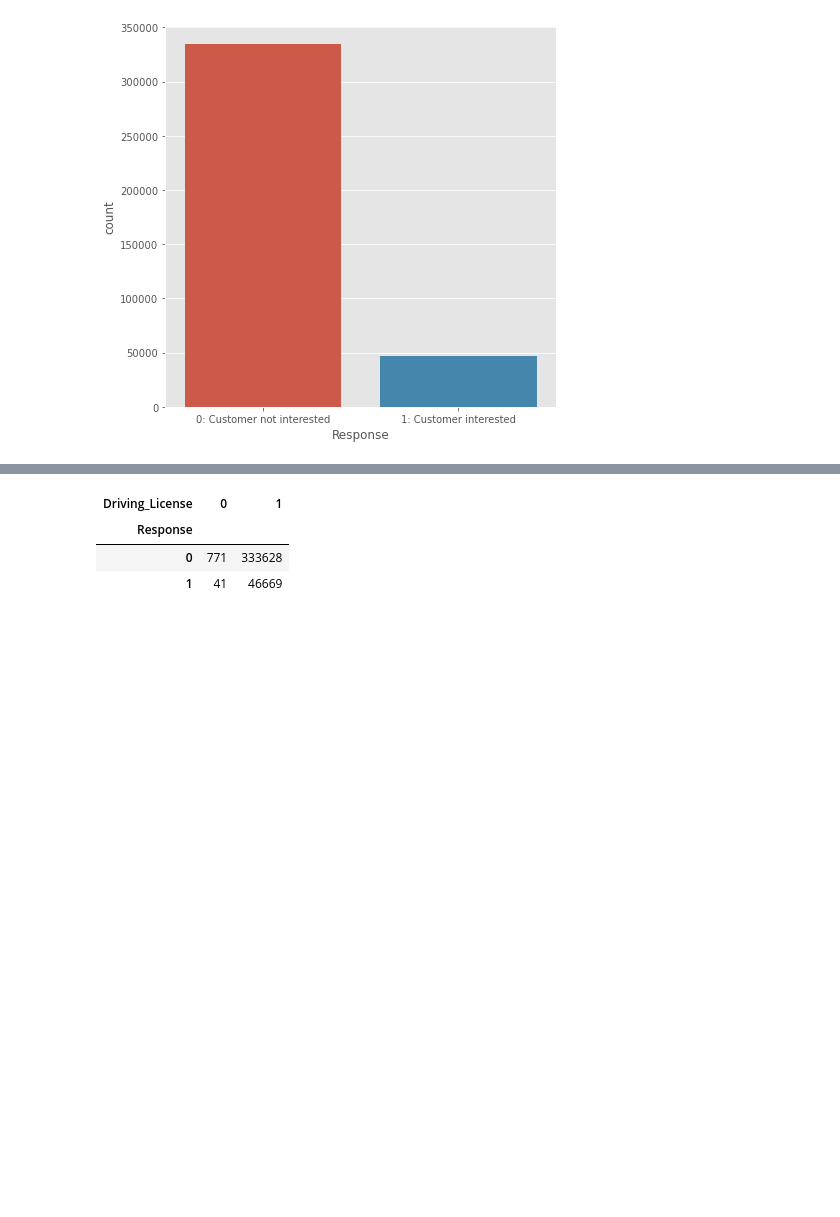
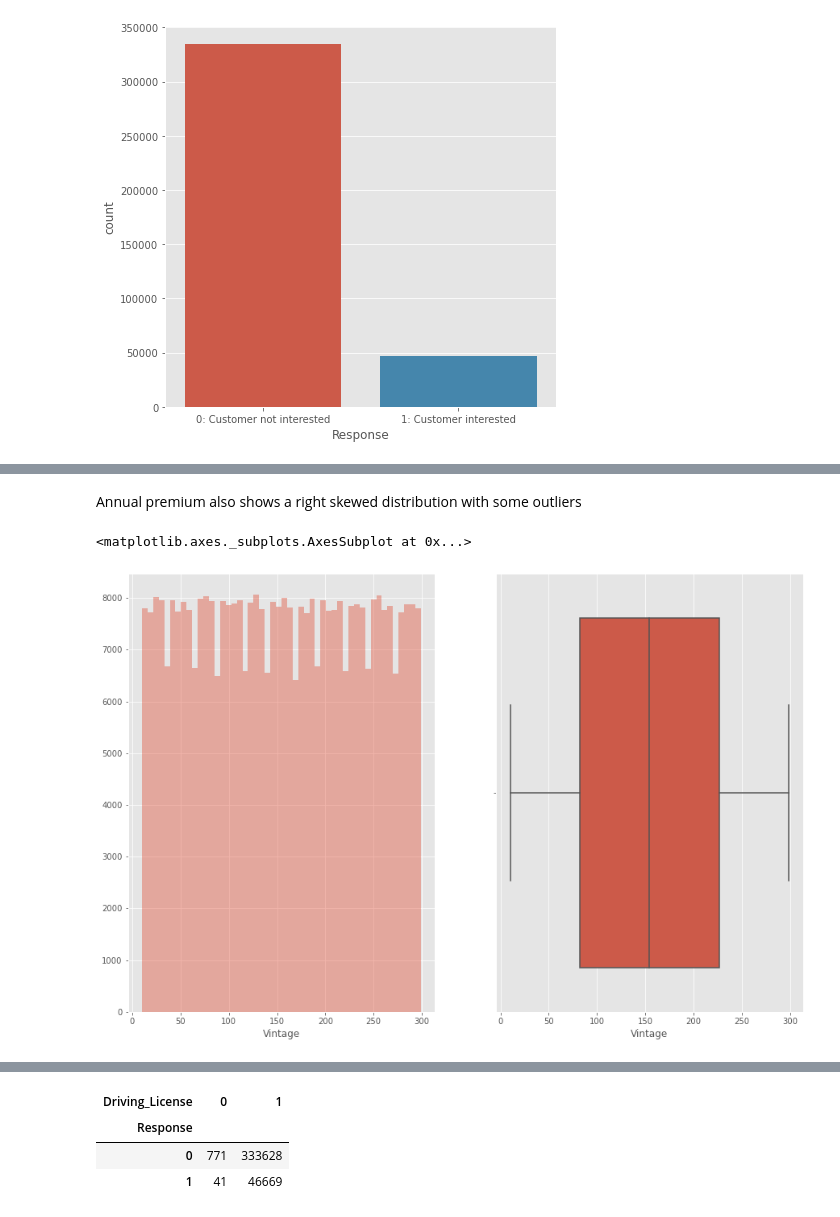
Before and after one commit to phatakshaunak/Springboard-Data-Science, a Jupyter notebook: Machine Learning Case Studies/Health_Insurance_Cross_Sell_Prediction/Health_Auto_Cross_Sell.ipynb, the cells around one changed output, grey strips where cells are left out. Drawn from its saved outputs; the diff is of its cells as text; code cells hidden in the pictures; blank space fills up the shorter version.

```diff
--- a/Machine Learning Case Studies/Health_Insurance_Cross_Sell_Prediction/Health_Auto_Cross_Sell.ipynb
+++ b/Machine Learning Case Studies/Health_Insurance_Cross_Sell_Prediction/Health_Auto_Cross_Sell.ipynb
@@ -117,0 +179,9 @@ This is an imbalanced class problem, with few people interested in the vehicle i
+# %% [markdown]
+Annual premium also shows a right skewed distribution with some outliers
+# %%
+f,ax = plt.subplots(nrows=1,ncols=2,figsize=[15,10])
+sns.distplot(df['Vintage'],kde=False, ax= ax[0])
+sns.boxplot(df['Vintage'])
+# %% [output]
+<matplotlib.axes._subplots.AxesSubplot at 0x...>
+[figure, added]
```
Also changed, not shown: parts of 81 cells of this notebook.
